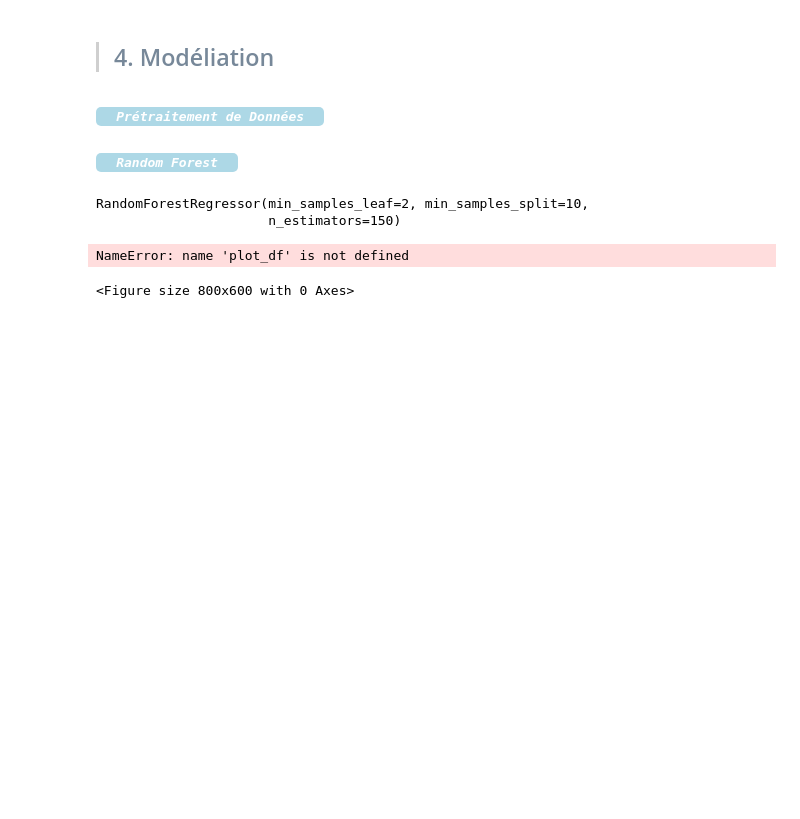
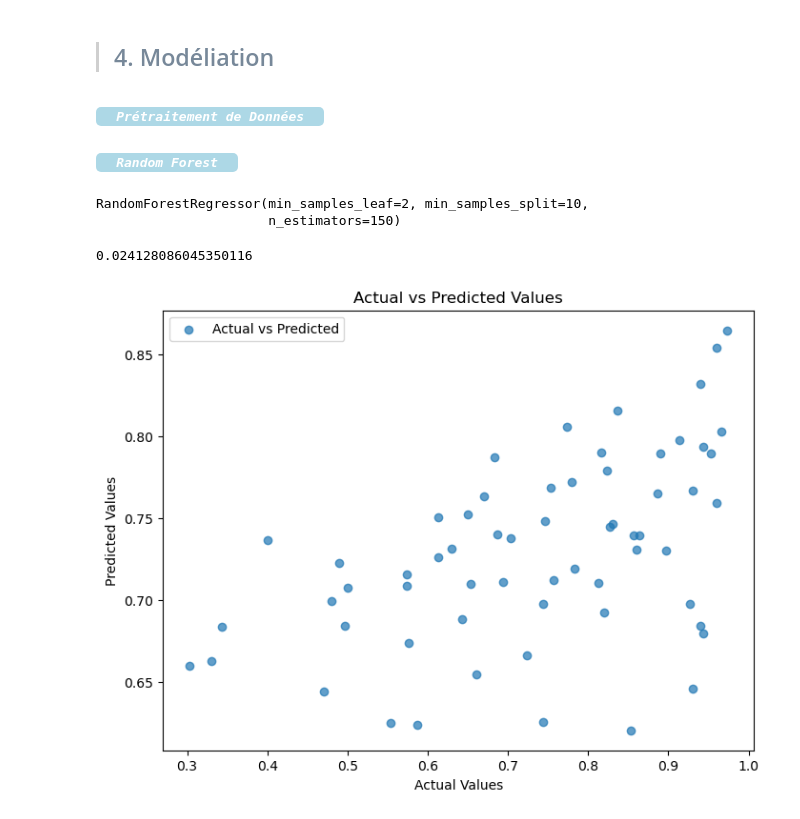
Before and after one commit to ZakaryaAD/Projet-Data-ALAMI-et-Blel, a Jupyter notebook: Web scraping with Selenium.ipynb, the cells around one changed output. Saved outputs shown, nothing was run; the diff lists cells and outputs as text; code cells hidden in the pictures; blank space fills up the shorter version.

```diff
--- a/Web scraping with Selenium.ipynb
+++ b/Web scraping with Selenium.ipynb
@@ -580,15 +580,17 @@ y_pred = best_model.predict(X_test)
 
 # Evaluate the model
 mse = mean_squared_error(y_test, y_pred)
+mse
+# %% [output]
+0.024128086045350116
 # %%
-# Scatter plot of actual vs predicted values with different colors
+# Scatter plot of predicted vs actual values with different colors
 plt.figure(figsize=(8, 6))
-sns.scatterplot(data=plot_df, x='Actual', y='Predicted', hue='Type', palette={'Actual': 'blue', 'Predicted': 'orange'}, legend='full')
+plt.scatter(y_test, y_pred,label='Actual vs Predicted', alpha=0.7)
 plt.xlabel('Actual Values')
 plt.ylabel('Predicted Values')
 plt.title('Actual vs Predicted Values')
-plt.legend(title='Values Type')
+plt.legend()
 plt.show()
 # %% [output]
-NameError: name 'plot_df' is not defined
-<Figure size 800x600 with 0 Axes>
+[figure, added]
```
